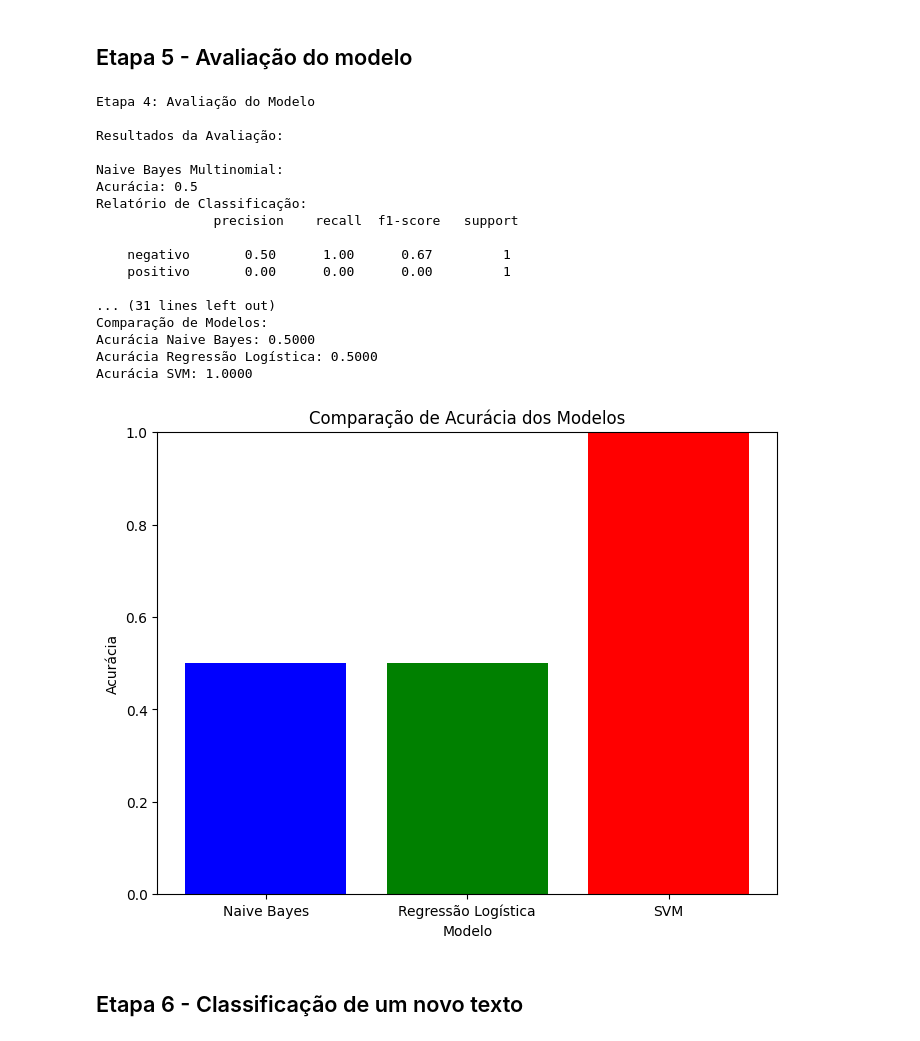
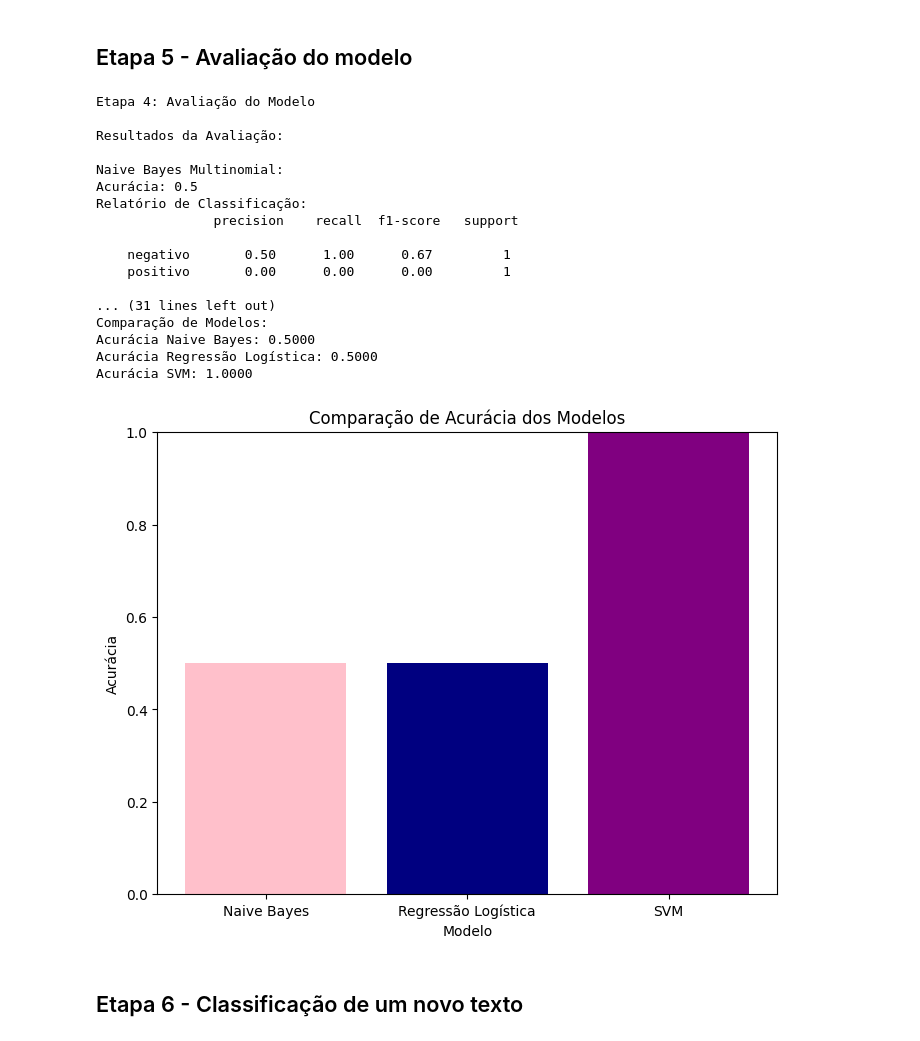
Before and after one commit to Thayane25/PLN, a Jupyter notebook: PipelineClassificação.ipynb, the cells around one changed output. Drawn from its saved outputs; the diff is of its cells as text; code cells hidden in the pictures.

```diff
--- a/PipelineClassificação.ipynb
+++ b/PipelineClassificação.ipynb
@@ -424,35 +413,35 @@ print(f"Acurácia Naive Bayes: {acuracia_nb:.4f}")
 print(f"Acurácia Regressão Logística: {acuracia_lr:.4f}")
 print(f"Acurácia SVM: {acuracia_svm:.4f}")
 
 modelos = ['Naive Bayes', 'Regressão Logística', 'SVM']
 acuracias = [acuracia_nb, acuracia_lr, acuracia_svm]
 
 plt.figure(figsize=(8, 6))
-plt.bar(modelos, acuracias, color=['blue', 'green', 'red'])
+plt.bar(modelos, acuracias, color=['pink', 'navy', 'purple'])
 plt.xlabel('Modelo')
 plt.ylabel('Acurácia')
 plt.title('Comparação de Acurácia dos Modelos')
 plt.ylim(0, 1)  # Define o limite do eixo y para 0 a 1
 plt.show()
 # %% [output]
 Etapa 4: Avaliação do Modelo
 
 Resultados da Avaliação:
 
 Naive Bayes Multinomial:
 Acurácia: 0.5
 Relatório de Classificação:
                precision    recall  f1-score   support
 
     negativo       0.50      1.00      0.67         1
     positivo       0.00      0.00      0.00         1
 
 ... (31 lines left out)
 Comparação de Modelos:
 Acurácia Naive Bayes: 0.5000
 Acurácia Regressão Logística: 0.5000
 Acurácia SVM: 1.0000
-[figure, old version]
+[figure, new version]
 # %% [markdown]
 ## Etapa 6 - Classificação de um novo texto
 # %%
```
Also changed, not shown: parts of 1 cell of this notebook.
